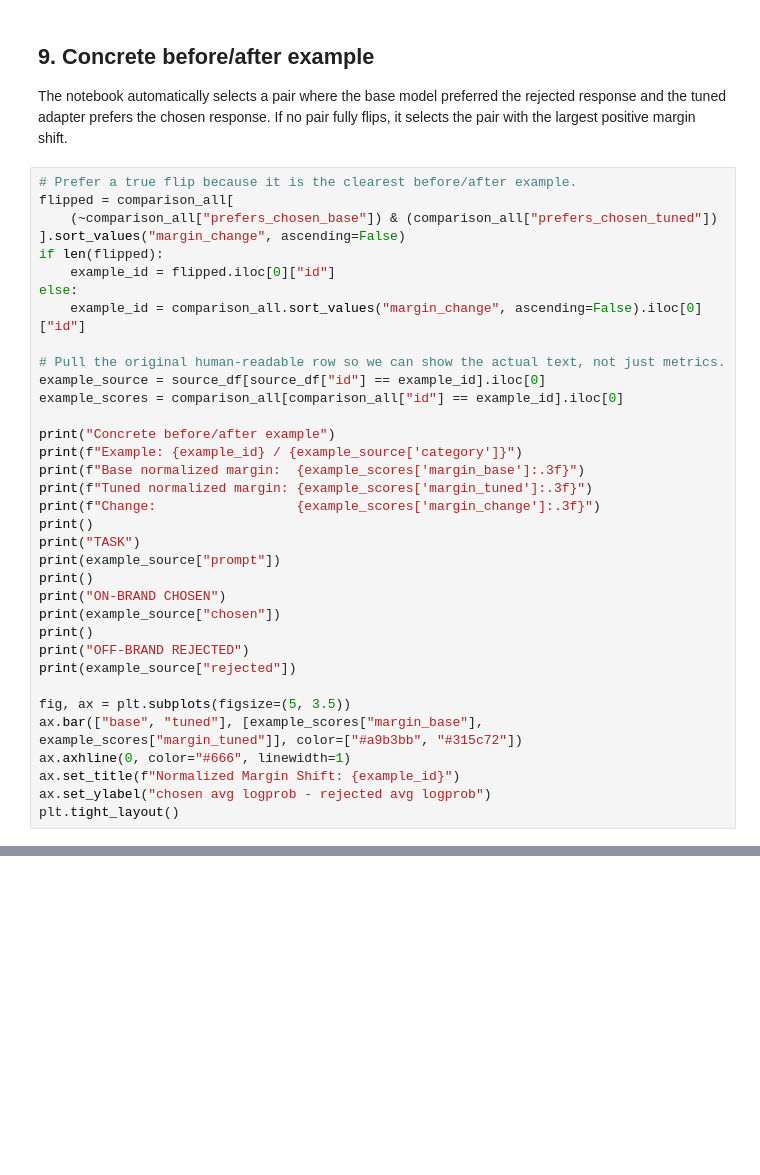
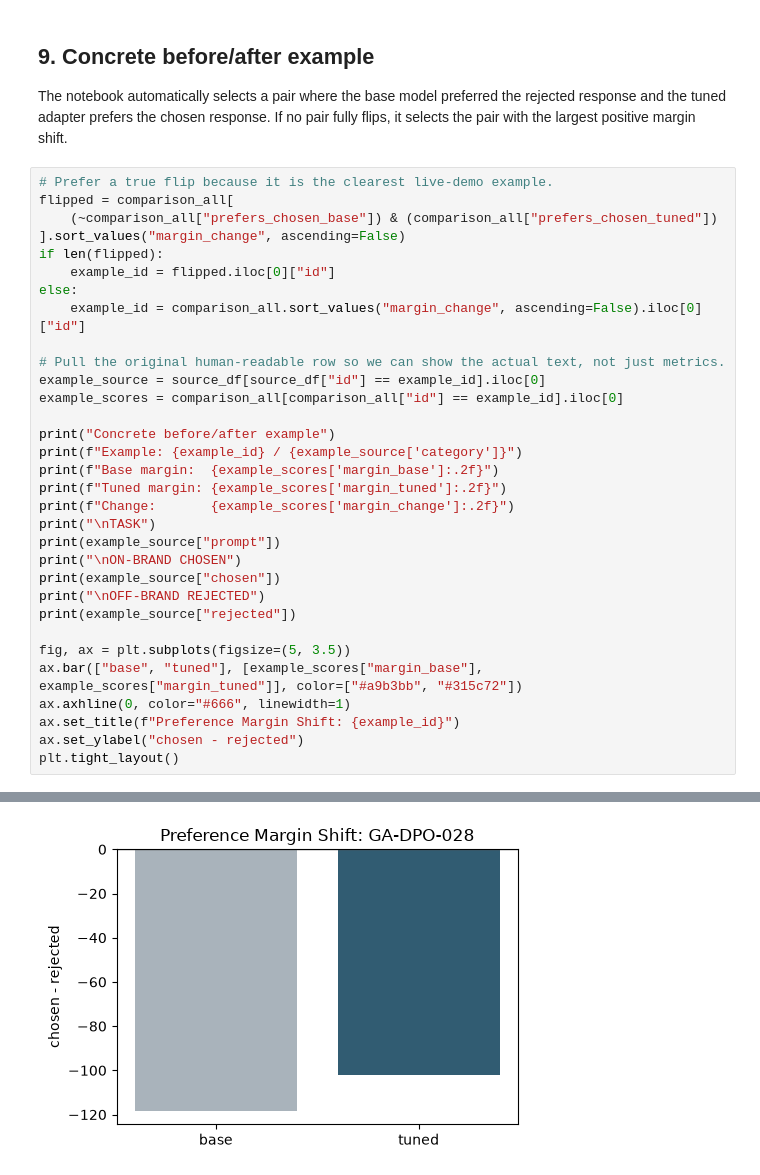
Before and after one commit to vidhyathegenacademy/mastering-agentic-ai-bootcamp-week-5, a Jupyter notebook: notebooks/brand_voice_huggingface_dpo_demo.ipynb, the cells around one changed output, grey strips where cells are left out. Cells and saved outputs as stored; diff of their text form; blank space fills up the shorter version.

```diff
--- a/notebooks/brand_voice_huggingface_dpo_demo.ipynb
+++ b/notebooks/brand_voice_huggingface_dpo_demo.ipynb
@@ -427,7 +519,7 @@ plt.tight_layout()
 
 The notebook automatically selects a pair where the base model preferred the rejected response and the tuned adapter prefers the chosen response. If no pair fully flips, it selects the pair with the largest positive margin shift.
 # %%
-# Prefer a true flip because it is the clearest before/after example.
+# Prefer a true flip because it is the clearest live-demo example.
 flipped = comparison_all[
     (~comparison_all["prefers_chosen_base"]) & (comparison_all["prefers_chosen_tuned"])
 ].sort_values("margin_change", ascending=False)
@@ -442,22 +534,20 @@ example_scores = comparison_all[comparison_all["id"] == example_id].iloc[0]
 
 print("Concrete before/after example")
 print(f"Example: {example_id} / {example_source['category']}")
-print(f"Base normalized margin:  {example_scores['margin_base']:.3f}")
-print(f"Tuned normalized margin: {example_scores['margin_tuned']:.3f}")
-print(f"Change:                  {example_scores['margin_change']:.3f}")
-print()
-print("TASK")
+print(f"Base margin:  {example_scores['margin_base']:.2f}")
+print(f"Tuned margin: {example_scores['margin_tuned']:.2f}")
+print(f"Change:       {example_scores['margin_change']:.2f}")
+print("\nTASK")
 print(example_source["prompt"])
-print()
-print("ON-BRAND CHOSEN")
+print("\nON-BRAND CHOSEN")
 print(example_source["chosen"])
-print()
-print("OFF-BRAND REJECTED")
+print("\nOFF-BRAND REJECTED")
 print(example_source["rejected"])
 
 fig, ax = plt.subplots(figsize=(5, 3.5))
 ax.bar(["base", "tuned"], [example_scores["margin_base"], example_scores["margin_tuned"]], color=["#a9b3bb", "#315c72"])
 ax.axhline(0, color="#666", linewidth=1)
-ax.set_title(f"Normalized Margin Shift: {example_id}")
-ax.set_ylabel("chosen avg logprob - rejected avg logprob")
+ax.set_title(f"Preference Margin Shift: {example_id}")
+ax.set_ylabel("chosen - rejected")
 plt.tight_layout()
+# %% [output]
@@ -463,0 +568 @@ plt.tight_layout()
+[figure, added]
```
Also changed, not shown: parts of 15 cells of this notebook, 6 other files.
